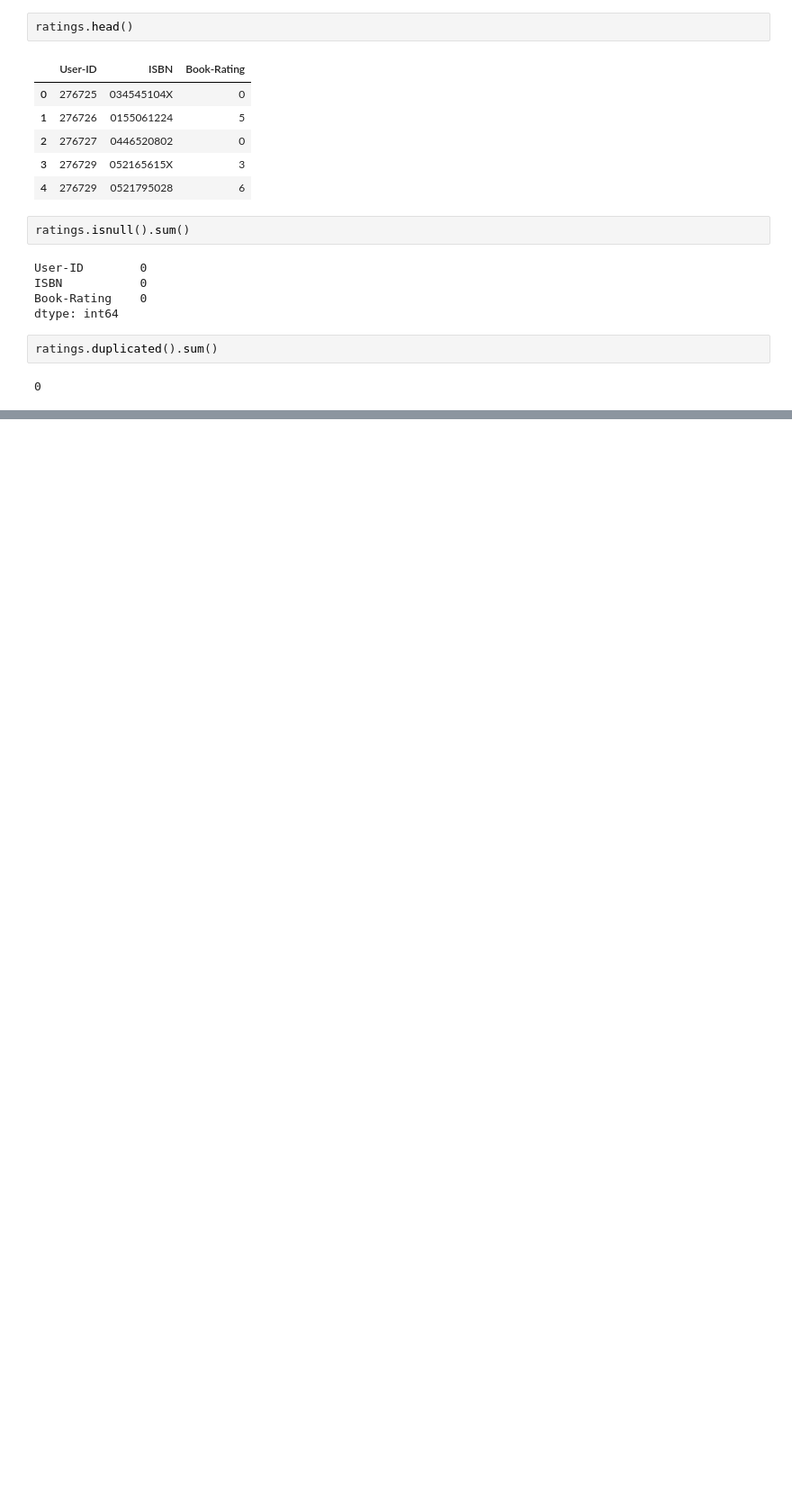
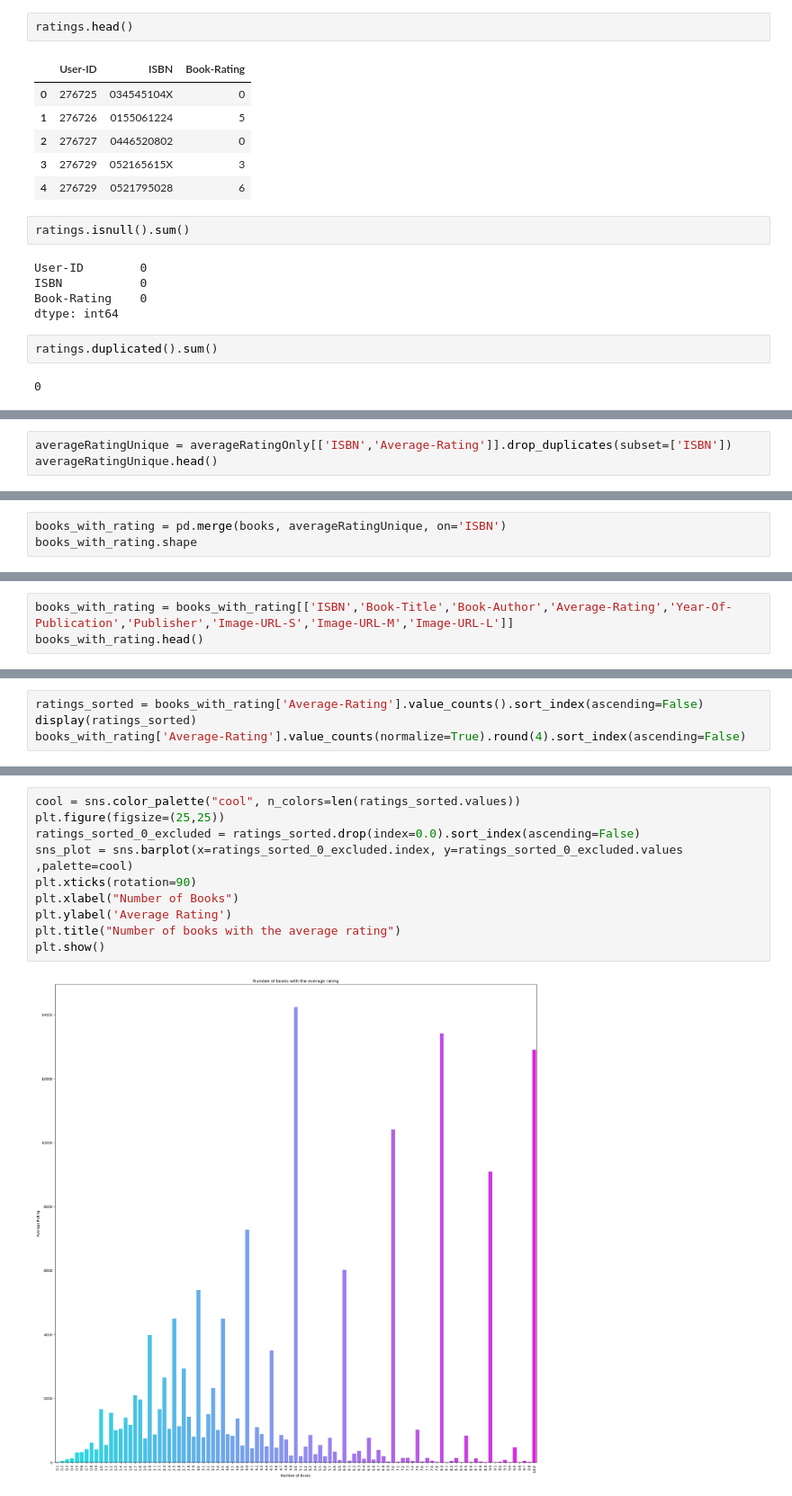
Before and after one commit to adityakanamadi281/Book_Recommendation_System, a Jupyter notebook: notebook/Book_Recommendation_System.ipynb, the cells around one changed output, grey strips where cells are left out. Shown at 90% size. Cells and saved outputs as stored; diff of their text form; blank space fills up the shorter version.

```diff
--- a/notebook/Book_Recommendation_System.ipynb
+++ b/notebook/Book_Recommendation_System.ipynb
@@ -371,0 +468,3 @@ ratings_per_book=df.groupby("Book-Title ")["Book-Rating"].count()
+# %%
+averageRatingUnique = averageRatingOnly[['ISBN','Average-Rating']].drop_duplicates(subset=['ISBN'])
+averageRatingUnique.head()
@@ -371,0 +480,3 @@ ratings_per_book=df.groupby("Book-Title ")["Book-Rating"].count()
+# %%
+books_with_rating = pd.merge(books, averageRatingUnique, on='ISBN')
+books_with_rating.shape
@@ -371,0 +485,3 @@ ratings_per_book=df.groupby("Book-Title ")["Book-Rating"].count()
+# %%
+books_with_rating = books_with_rating[['ISBN','Book-Title','Book-Author','Average-Rating','Year-Of-Publication','Publisher','Image-URL-S','Image-URL-M','Image-URL-L']]
+books_with_rating.head()
@@ -371,0 +515,4 @@ ratings_per_book=df.groupby("Book-Title ")["Book-Rating"].count()
+# %%
+ratings_sorted = books_with_rating['Average-Rating'].value_counts().sort_index(ascending=False)
+display(ratings_sorted)
+books_with_rating['Average-Rating'].value_counts(normalize=True).round(4).sort_index(ascending=False)
@@ -371,0 +546,12 @@ ratings_per_book=df.groupby("Book-Title ")["Book-Rating"].count()
+# %%
+cool = sns.color_palette("cool", n_colors=len(ratings_sorted.values))
+plt.figure(figsize=(25,25))
+ratings_sorted_0_excluded = ratings_sorted.drop(index=0.0).sort_index(ascending=False)
+sns_plot = sns.barplot(x=ratings_sorted_0_excluded.index, y=ratings_sorted_0_excluded.values ,palette=cool)
+plt.xticks(rotation=90)
+plt.xlabel("Number of Books")
+plt.ylabel('Average Rating')
+plt.title("Number of books with the average rating")
+plt.show()
+# %% [output]
+[figure, added]
```
Also changed, not shown: parts of 99 cells of this notebook.
